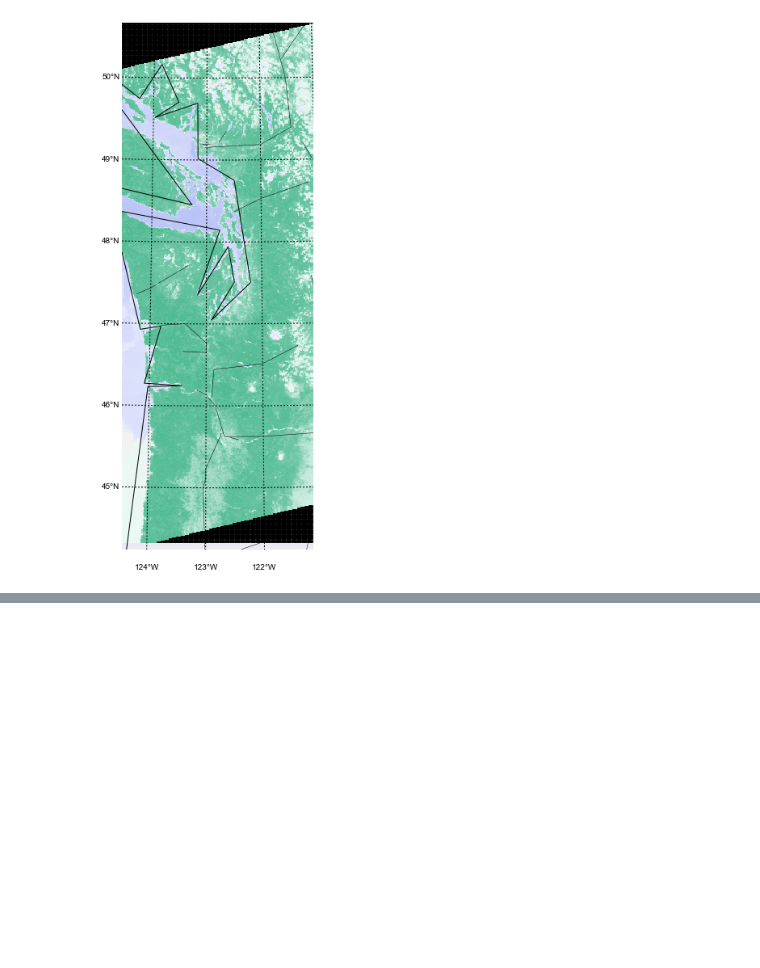
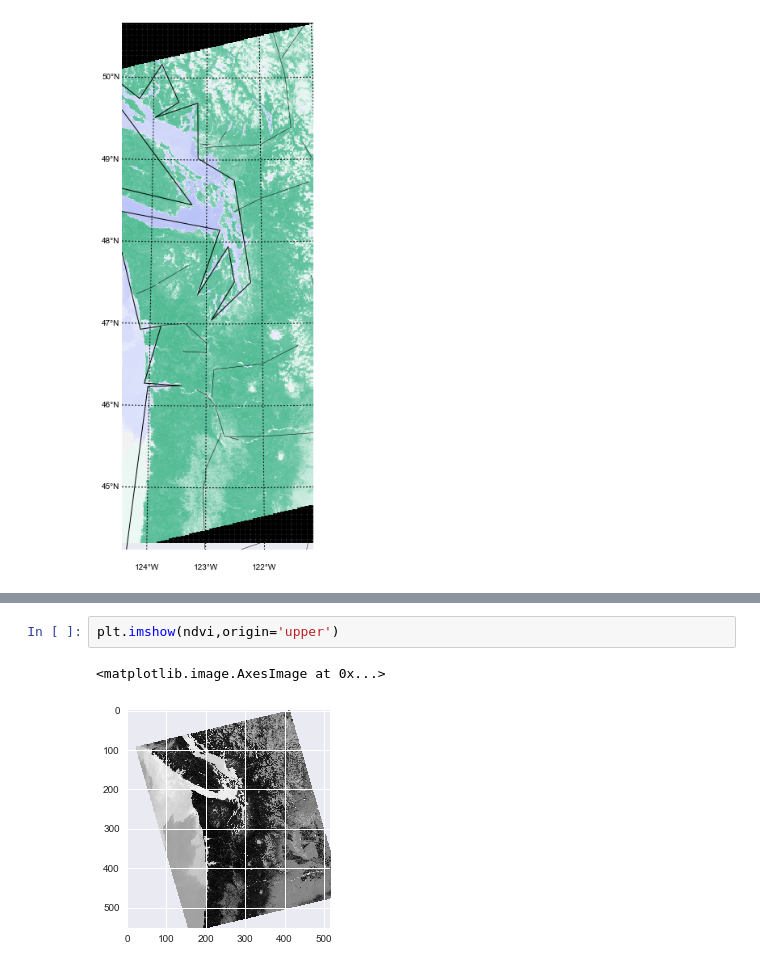
Before and after one commit to phaustin/e582, a Jupyter notebook: notebooks/warp_image.ipynb, the cells around one changed output, grey strips where cells are left out. Saved outputs shown, nothing was run; the diff lists cells and outputs as text; blank space fills up the shorter version.

```diff
--- a/notebooks/warp_image.ipynb
+++ b/notebooks/warp_image.ipynb
@@ -176,0 +191,5 @@ bmap.drawrivers();
+# %%
+plt.imshow(ndvi,origin='upper')
+# %% [output]
+<matplotlib.image.AxesImage at 0x...>
+[figure, added]
```
Also changed, not shown: parts of 11 cells of this notebook, 3 other files.
